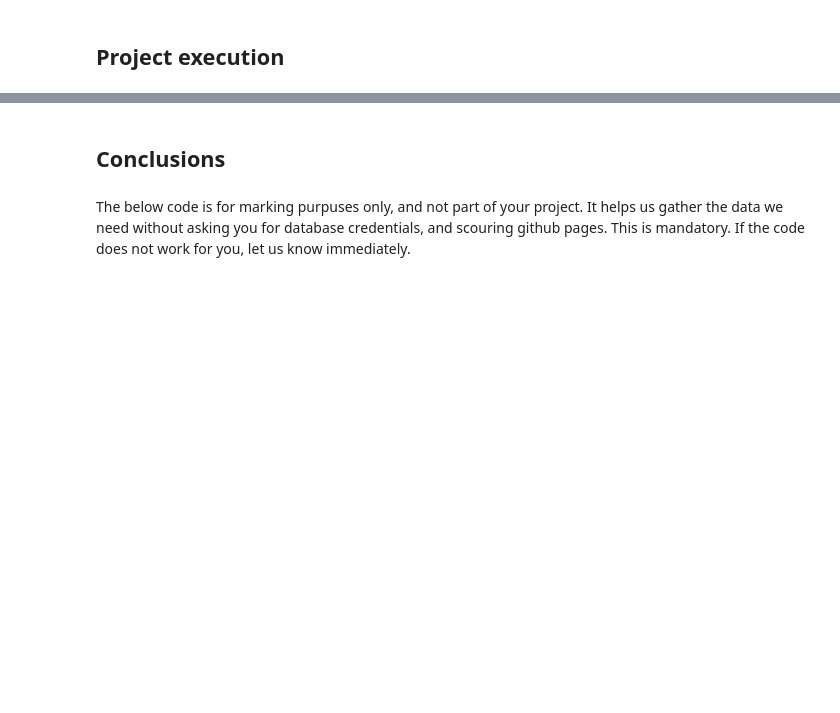
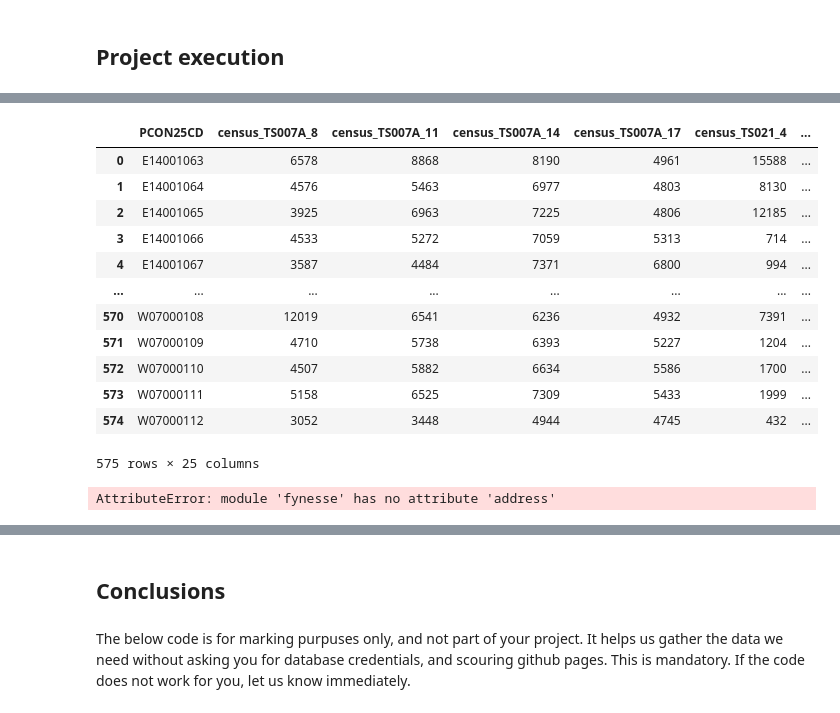
Before and after one commit to sdenyskov/sd995_ads_2024, a Jupyter notebook: notebooks/ads_course_assessment.ipynb, the cells around one changed output, grey strips where cells are left out. Cells and saved outputs as stored; diff of their text form; code cells hidden in the pictures; blank space fills up the shorter version.

```diff
--- a/notebooks/ads_course_assessment.ipynb
+++ b/notebooks/ads_course_assessment.ipynb
@@ -1443,0 +1674,24 @@ Table prices_coordinates_data_old - Approx Row Count 5.8M
+# %%
+to_cluster_df = const_df.copy()[['PCON25CD'] + census_column_titles]
+# %%
+to_cluster_df
+# %% [output]
+|  | PCON25CD | census_TS007A_8 | census_TS007A_11 | census_TS007A_14 | census_TS007A_17 | census_TS021_4 | ... |
+| 0 | E14001063 | 6578 | 8868 | 8190 | 4961 | 15588 | ... |
+| 1 | E14001064 | 4576 | 5463 | 6977 | 4803 | 8130 | ... |
+| 2 | E14001065 | 3925 | 6963 | 7225 | 4806 | 12185 | ... |
+| 3 | E14001066 | 4533 | 5272 | 7059 | 5313 | 714 | ... |
+| 4 | E14001067 | 3587 | 4484 | 7371 | 6800 | 994 | ... |
+| ... | ... | ... | ... | ... | ... | ... | ... |
+| 570 | W07000108 | 12019 | 6541 | 6236 | 4932 | 7391 | ... |
+| 571 | W07000109 | 4710 | 5738 | 6393 | 5227 | 1204 | ... |
+| 572 | W07000110 | 4507 | 5882 | 6634 | 5586 | 1700 | ... |
+| 573 | W07000111 | 5158 | 6525 | 7309 | 5433 | 1999 | ... |
+| 574 | W07000112 | 3052 | 3448 | 4944 | 4745 | 432 | ... |
+575 rows × 25 columns
+# %%
+x = const_df.copy()[census_column_titles].to_numpy()
+y = const_df.copy()['Con'].to_numpy()
+fynesse.address.cross_validation(x, y, 10)
+# %% [output]
+AttributeError: module 'fynesse' has no attribute 'address'
```
Also changed, not shown: parts of 18 cells of this notebook, 1 other file.
